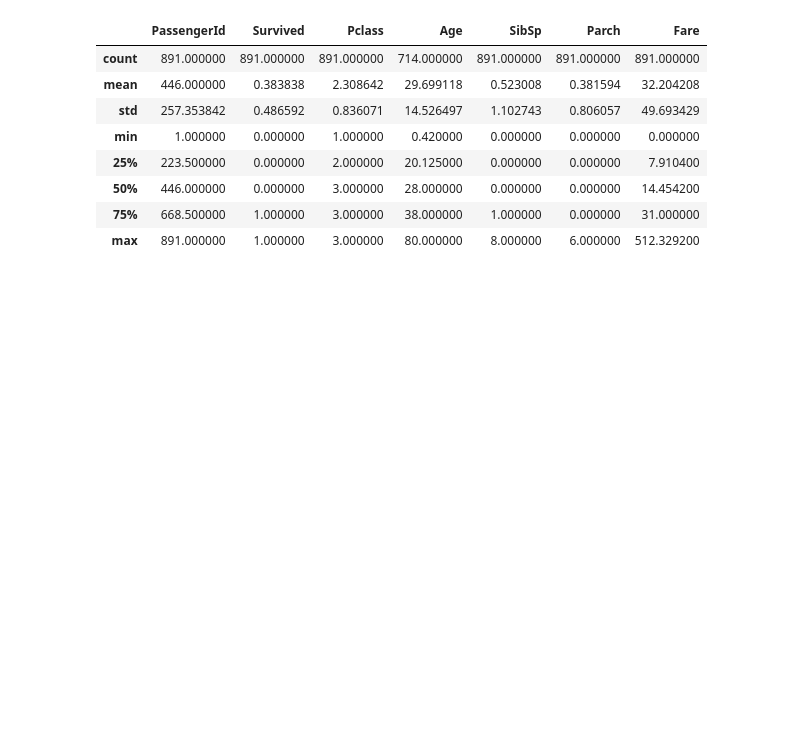
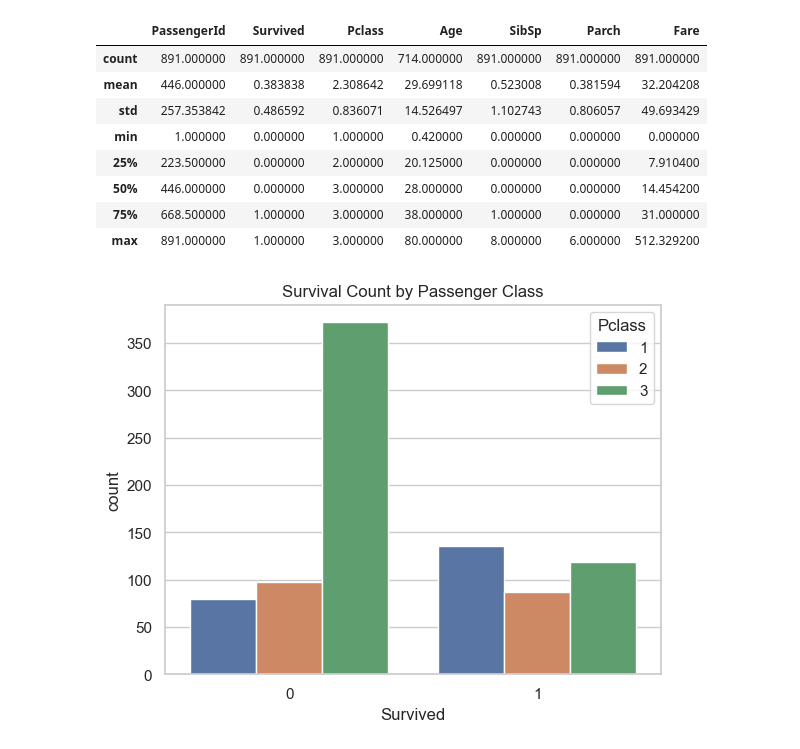
Before and after one commit to filcampos00/ML-titanic, a Jupyter notebook: src/titanic_notebook.ipynb, the cells around one changed output. Saved outputs shown, nothing was run; the diff lists cells and outputs as text; code cells hidden in the pictures; blank space fills up the shorter version.

Commit message:
count survived/sex chart, count survived/pclass chart

```diff
--- a/src/titanic_notebook.ipynb
+++ b/src/titanic_notebook.ipynb
@@ -85,3 +87,10 @@ train_df.describe()
 | 50% | 446.000000 | 0.000000 | 3.000000 | 28.000000 | 0.000000 | 0.000000 | 14.454200 |
 | 75% | 668.500000 | 1.000000 | 3.000000 | 38.000000 | 1.000000 | 0.000000 | 31.000000 |
 | max | 891.000000 | 1.000000 | 3.000000 | 80.000000 | 8.000000 | 6.000000 | 512.329200 |
+# %%
+# number of survivors by Passenger class
+sns.countplot(x='Survived', hue='Pclass', data=train_df)
+plt.title('Survival Count by Passenger Class')
+plt.show()
+# %% [output]
+[figure, added]
```
Also changed, not shown: parts of 2 cells of this notebook.
